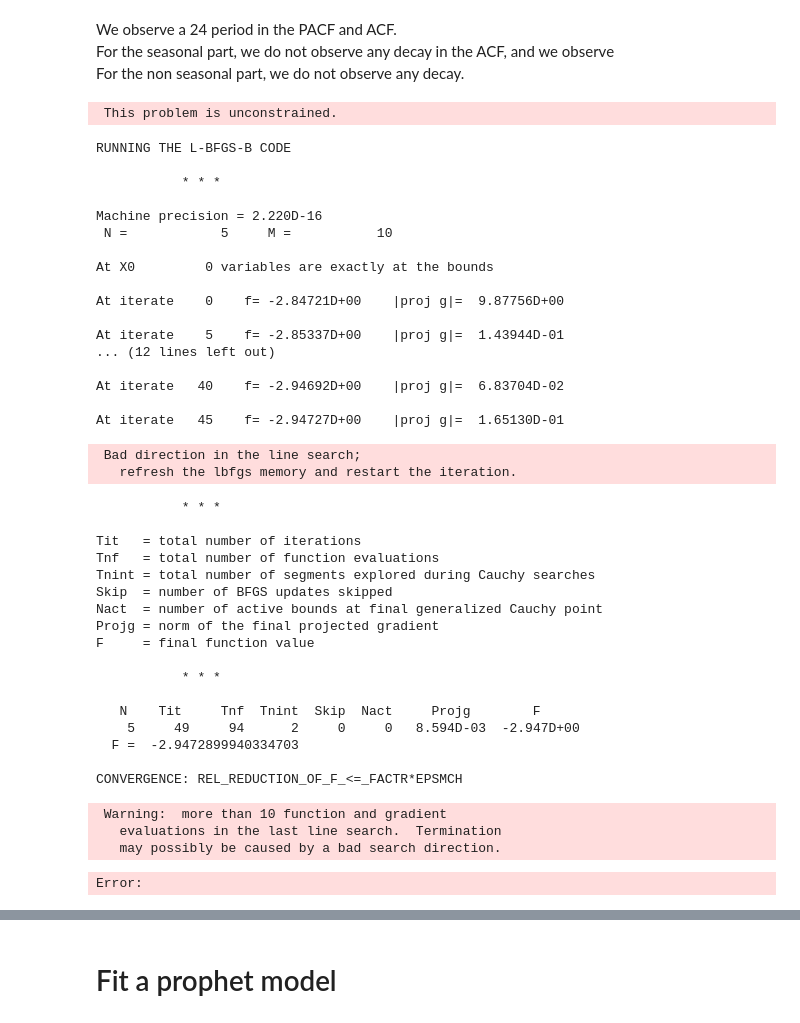
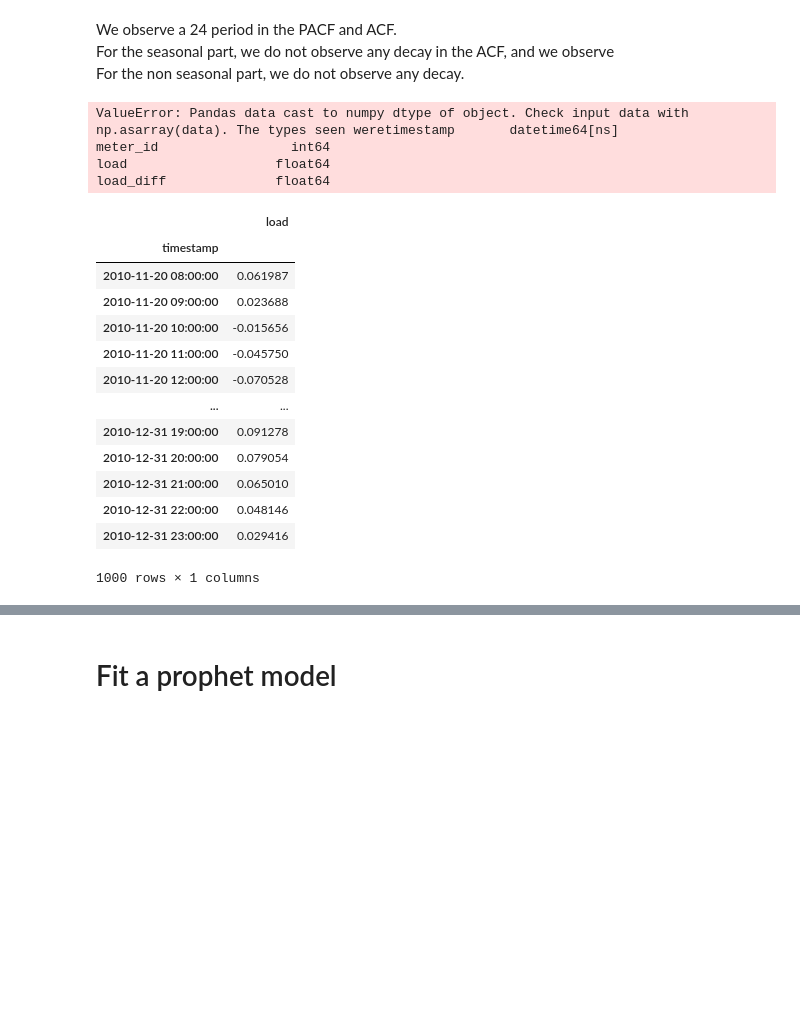
Before and after one commit to dormoyi/CS229B_final_project, a Jupyter notebook: sarima_baseline.ipynb, the cells around one changed output, grey strips where cells are left out. Saved outputs shown, nothing was run; the diff lists cells and outputs as text; code cells hidden in the pictures; blank space fills up the shorter version.

```diff
--- a/sarima_baseline.ipynb
+++ b/sarima_baseline.ipynb
@@ -304,7 +304,7 @@ aic_values = []
 bic_values = []
 
 for p, q, P, Q in orders:
-    model = SARIMAX(train_df[:-1000], order=(p, 1, q),
+    model = SARIMAX(train_df[-1000:], order=(p, 1, q),
         seasonal_order=(P, 1, Q, 24),
         freq = None
     ).fit()
@@ -322,46 +322,26 @@ best_bic_model = orders[best_bic_index]
 print(f'\nBest Model based on AIC: ARMA {best_aic_model[0]} {best_aic_model[1]} {best_aic_model[2]} {best_aic_model[3]}')
 print(f'Best Model based on BIC: ARMA {best_bic_model[0]} {best_bic_model[1]} {best_bic_model[2]} {best_bic_model[3]}')
 # %% [output]
- This problem is unconstrained.
+ValueError: Pandas data cast to numpy dtype of object. Check input data with np.asarray(data). The types seen weretimestamp       datetime64[ns]
+meter_id                 int64
+load                   float64
+load_diff              float64
-RUNNING THE L-BFGS-B CODE
-
-           * * *
-
-Machine precision = 2.220D-16
- N =            5     M =           10
-
-At X0         0 variables are exactly at the bounds
-
-At iterate    0    f= -2.84721D+00    |proj g|=  9.87756D+00
-
-At iterate    5    f= -2.85337D+00    |proj g|=  1.43944D-01
-... (12 lines left out)
-
-At iterate   40    f= -2.94692D+00    |proj g|=  6.83704D-02
-
-At iterate   45    f= -2.94727D+00    |proj g|=  1.65130D-01
- Bad direction in the line search;
-   refresh the lbfgs memory and restart the iteration.
-           * * *
-
-Tit   = total number of iterations
-Tnf   = total number of function evaluations
-Tnint = total number of segments explored during Cauchy searches
-Skip  = number of BFGS updates skipped
-Nact  = number of active bounds at final generalized Cauchy point
-Projg = norm of the final projected gradient
-F     = final function value
-
-           * * *
-
-   N    Tit     Tnf  Tnint  Skip  Nact     Projg        F
-    5     49     94      2     0     0   8.594D-03  -2.947D+00
-  F =  -2.9472899940334703
-
-CONVERGENCE: REL_REDUCTION_OF_F_<=_FACTR*EPSMCH
- Warning:  more than 10 function and gradient
-   evaluations in the last line search.  Termination
-   may possibly be caused by a bad search direction.
-Error:
+# %%
+train_df.iloc[-1000:]
+# %% [output]
+|  | load |
+| timestamp |  |
+| 2010-11-20 08:00:00 | 0.061987 |
+| 2010-11-20 09:00:00 | 0.023688 |
+| 2010-11-20 10:00:00 | -0.015656 |
+| 2010-11-20 11:00:00 | -0.045750 |
+| 2010-11-20 12:00:00 | -0.070528 |
+| ... | ... |
+| 2010-12-31 19:00:00 | 0.091278 |
+| 2010-12-31 20:00:00 | 0.079054 |
+| 2010-12-31 21:00:00 | 0.065010 |
+| 2010-12-31 22:00:00 | 0.048146 |
+| 2010-12-31 23:00:00 | 0.029416 |
+1000 rows × 1 columns
 # %%
 # best model prediction
```
Also changed, not shown: parts of 2 cells of this notebook.
